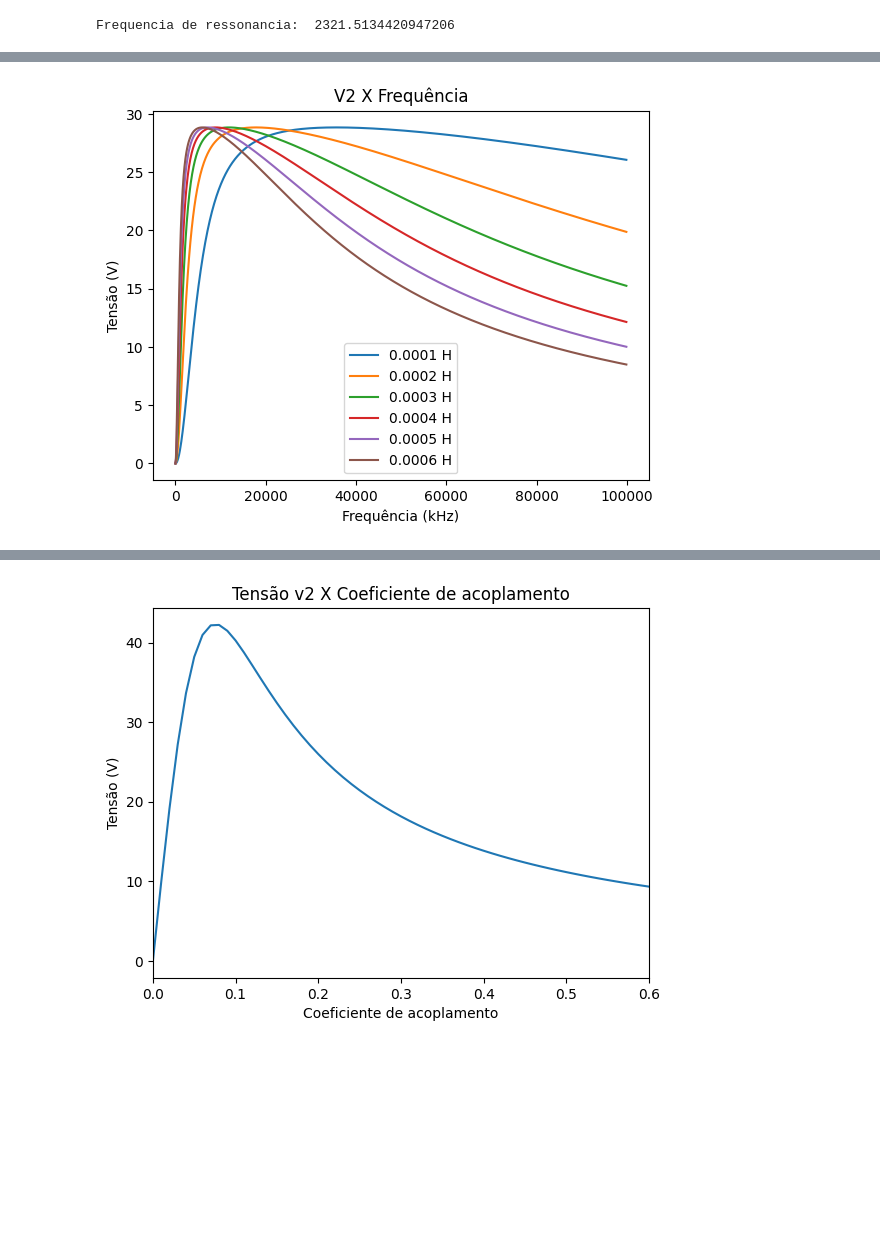
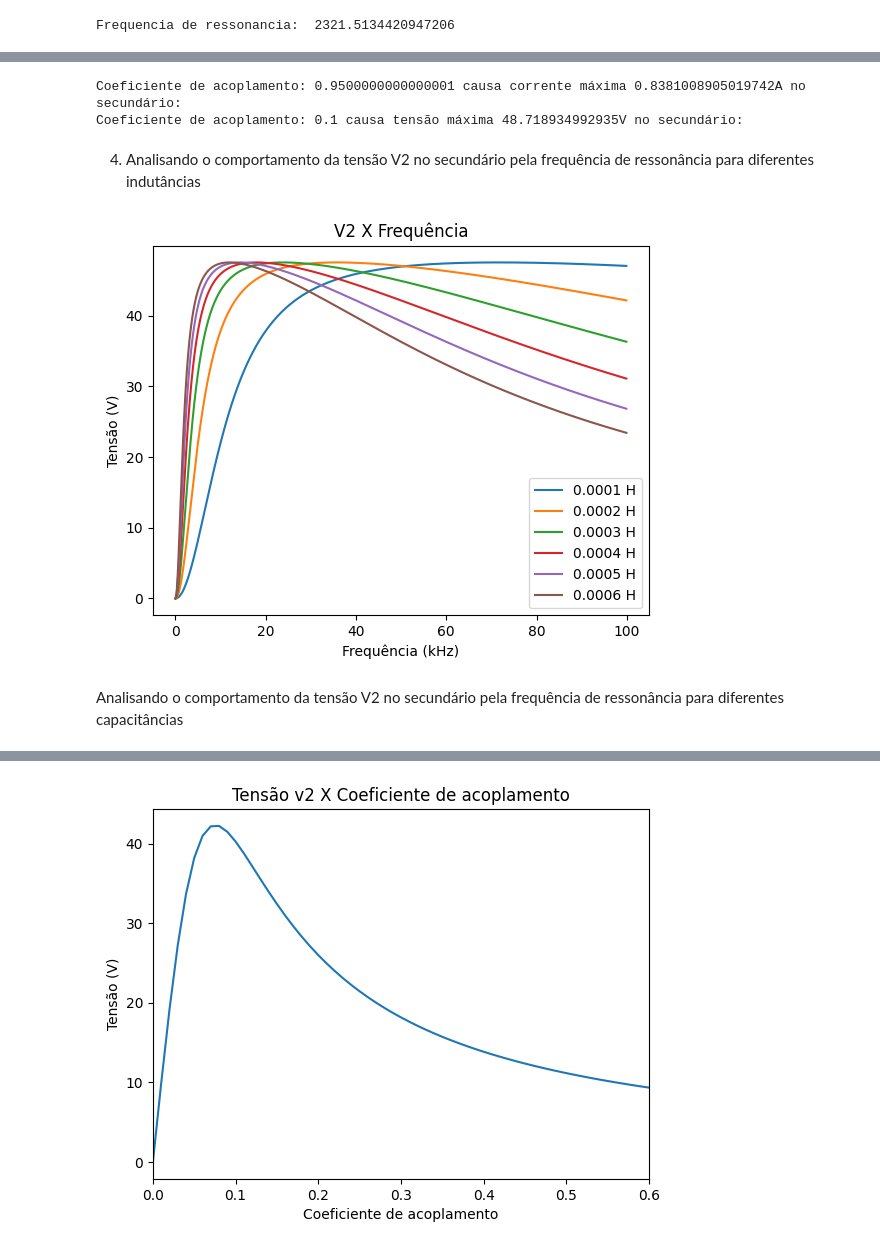
Before and after one commit to pedrocivita/roger4, a Jupyter notebook: grupo2_wpt.ipynb, the cells around one changed output, grey strips where cells are left out. Drawn from its saved outputs; the diff is of its cells as text; code cells hidden in the pictures; blank space fills up the shorter version.

```diff
--- a/grupo2_wpt.ipynb
+++ b/grupo2_wpt.ipynb
@@ -117,23 +178,36 @@ freq_max
+# %%
+k1 = k_list[i2_max.index(max(i2_max))]
+k2 = k_list[v2_max.index(max(v2_max))]
+
+print(f"Coeficiente de acoplamento: {k1} causa corrente máxima {max(i2_max)}A no secundário: ")
+print(f"Coeficiente de acoplamento: {k2} causa tensão máxima {max(v2_max)}V no secundário: ")
+# %% [output]
+Coeficiente de acoplamento: 0.9500000000000001 causa corrente máxima 0.8381008905019742A no secundário:
+Coeficiente de acoplamento: 0.1 causa tensão máxima 48.718934992935V no secundário:
+# %% [markdown]
+4) Analisando o comportamento da tensão V2 no secundário pela frequência de ressonância para diferentes indutâncias
 # %%
 l_list = [100e-6, 200e-6, 300e-6, 400e-6, 500e-6, 600e-6]
 # l2_list = [0.1, 0.5, 1, 5, 10, 50]
 freqs = np.arange(1, 100e3, 100)
-k = 0.3
+k = 0.1
 for l in l_list:
-    v2_list = []
+    v2_max = []
     m = k*l
     for f in freqs:
         c = capacitorPelaFreqRes(f, l)
         i1, i2, v2 = CalcularTransformadorProjeto(v1, rc, r, l, k, c, f)
-        v2_list.append(abs(v2))
-    plt.plot(freqs, v2_list, label=f"{l} H")
+        v2_max.append(abs(v2))
+    plt.plot(freqs/1e3, v2_max, label=f"{l} H")
 plt.xlabel("Frequência (kHz)")
 plt.ylabel("Tensão (V)")
 plt.title('V2 X Frequência')
 plt.legend()
 plt.show()
 # %% [output]
-[figure, old version]
+[figure, new version]
+# %% [markdown]
+Analisando o comportamento da tensão V2 no secundário pela frequência de ressonância para diferentes capacitâncias
 # %%
 c_list = [0.1e-6, 150e-9, 1e-6, 4.7e-6, 0.47e-6]
 # l2_list = [0.1, 0.5, 1, 5, 10, 50]
```
Also changed, not shown: parts of 37 cells of this notebook, 1 other file.
